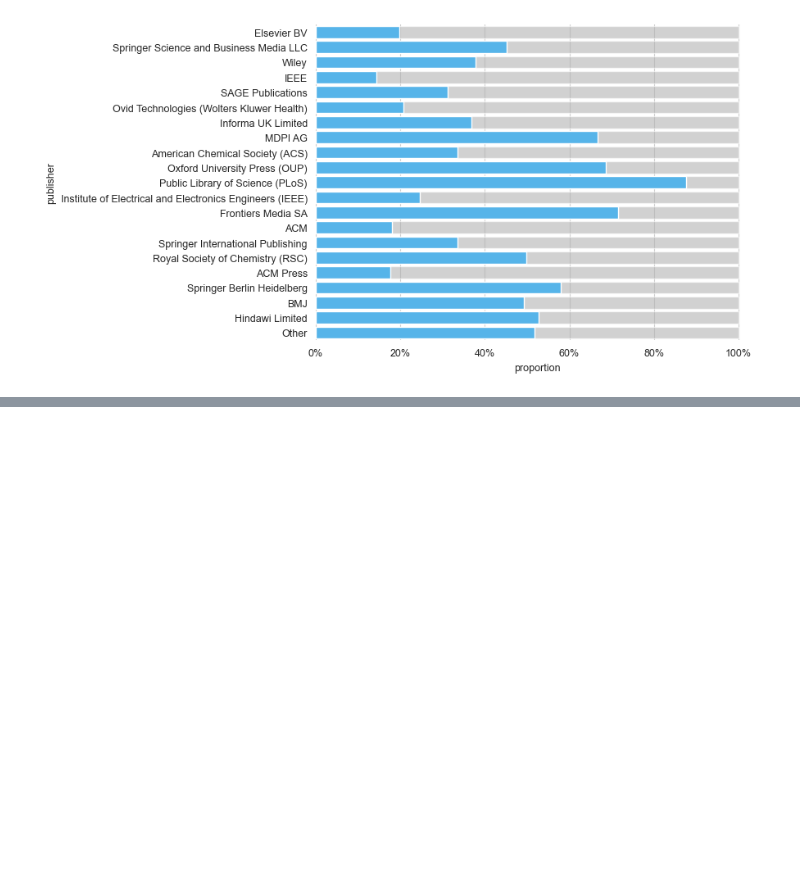
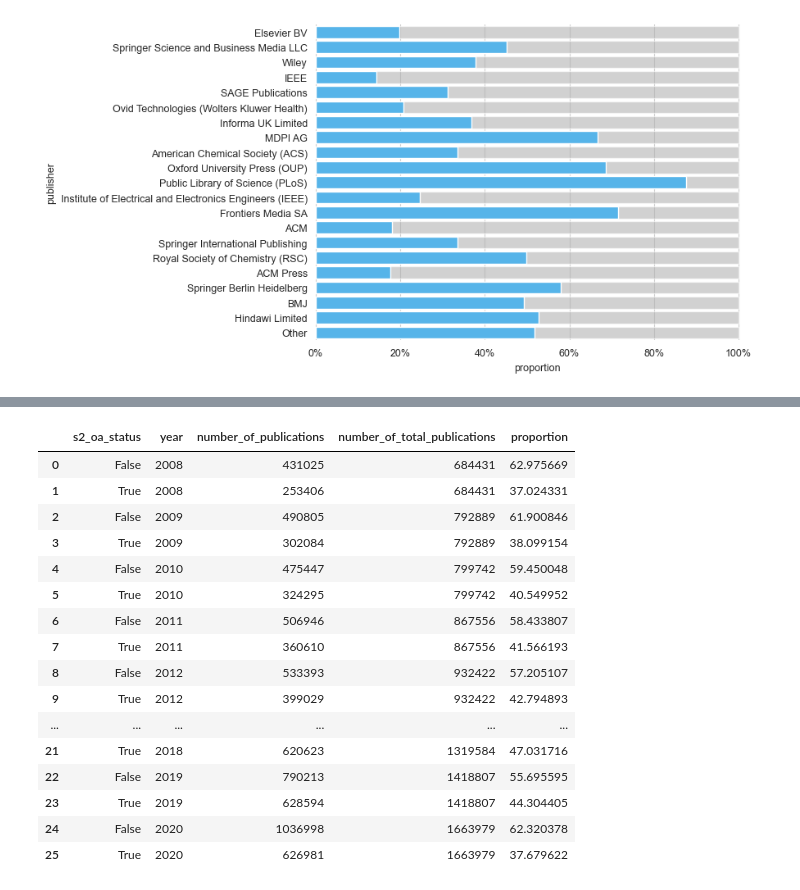
Before and after one commit to naustica/MA, a Jupyter notebook: Codebook.ipynb, the cells around one changed output, grey strips where cells are left out. Saved outputs shown, nothing was run; the diff lists cells and outputs as text; code cells hidden in the pictures; blank space fills up the shorter version.

```diff
--- a/Codebook.ipynb
+++ b/Codebook.ipynb
@@ -805,0 +855,26 @@ plt.show()
+# %%
+df_oa_status_s2_total = df_oa_status_s2.groupby(['year'])['number_of_publications'].sum().reset_index()
+df_oa_status_s2_total.rename(columns={'number_of_publications': 'number_of_total_publications'}, inplace=True)
+df_oa_status_s2 = pd.merge(df_oa_status_s2, df_oa_status_s2_total, on='year')
+df_oa_status_s2['proportion'] = (df_oa_status_s2['number_of_publications']/\
+                                 df_oa_status_s2['number_of_total_publications']) * 100
+#df_oa_status_s2['proportion'] = df_oa_status_s2['proportion'].apply(lambda x: '{0:.2f}'.format(x))
+df_oa_status_s2.drop_duplicates()
+# %% [output]
+|  | s2_oa_status | year | number_of_publications | number_of_total_publications | proportion |
+| 0 | False | 2008 | 431025 | 684431 | 62.975669 |
+| 1 | True | 2008 | 253406 | 684431 | 37.024331 |
+| 2 | False | 2009 | 490805 | 792889 | 61.900846 |
+| 3 | True | 2009 | 302084 | 792889 | 38.099154 |
+| 4 | False | 2010 | 475447 | 799742 | 59.450048 |
+| 5 | True | 2010 | 324295 | 799742 | 40.549952 |
+| 6 | False | 2011 | 506946 | 867556 | 58.433807 |
+| 7 | True | 2011 | 360610 | 867556 | 41.566193 |
+| 8 | False | 2012 | 533393 | 932422 | 57.205107 |
+| 9 | True | 2012 | 399029 | 932422 | 42.794893 |
+| ... | ... | ... | ... | ... | ... |
+| 21 | True | 2018 | 620623 | 1319584 | 47.031716 |
+| 22 | False | 2019 | 790213 | 1418807 | 55.695595 |
+| 23 | True | 2019 | 628594 | 1418807 | 44.304405 |
+| 24 | False | 2020 | 1036998 | 1663979 | 62.320378 |
+| 25 | True | 2020 | 626981 | 1663979 | 37.679622 |
```
Also changed, not shown: parts of 10 cells of this notebook, 1 other file.
